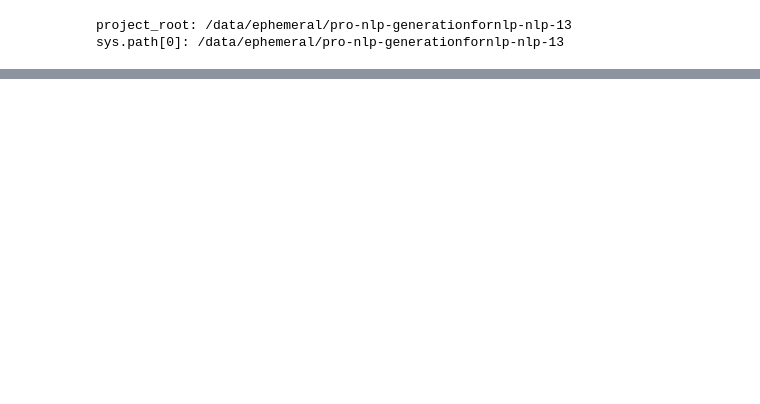
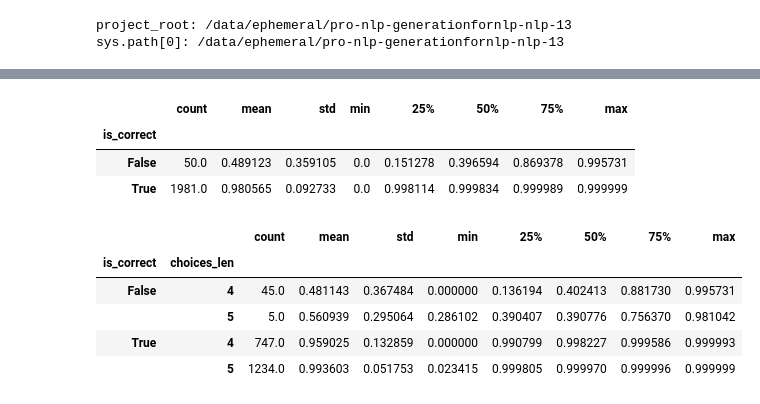
Before and after one commit to boostcampaitech8/pro-nlp-generationfornlp-nlp-13, a Jupyter notebook: notebooks/Jang/refactor_base_data.ipynb, the cells around one changed output, grey strips where cells are left out. Saved outputs shown, nothing was run; the diff lists cells and outputs as text; code cells hidden in the pictures; blank space fills up the shorter version.

```diff
--- a/notebooks/Jang/refactor_base_data.ipynb
+++ b/notebooks/Jang/refactor_base_data.ipynb
@@ -903,0 +589,16 @@ len(attention_mask): 1578 | attn sum: 1578
+# %%
+dpo_df.groupby("is_correct")["margin"].describe()
+# %% [output]
+|  | count | mean | std | min | 25% | 50% | 75% | max |
+| is_correct |  |  |  |  |  |  |  |  |
+| False | 50.0 | 0.489123 | 0.359105 | 0.0 | 0.151278 | 0.396594 | 0.869378 | 0.995731 |
+| True | 1981.0 | 0.980565 | 0.092733 | 0.0 | 0.998114 | 0.999834 | 0.999989 | 0.999999 |
+# %%
+dpo_df.groupby(["is_correct", "choices_len"])["margin"].describe()
+# %% [output]
+|  |  | count | mean | std | min | 25% | 50% | 75% | max |
+| is_correct | choices_len |  |  |  |  |  |  |  |  |
+| False | 4 | 45.0 | 0.481143 | 0.367484 | 0.000000 | 0.136194 | 0.402413 | 0.881730 | 0.995731 |
+|  | 5 | 5.0 | 0.560939 | 0.295064 | 0.286102 | 0.390407 | 0.390776 | 0.756370 | 0.981042 |
+| True | 4 | 747.0 | 0.959025 | 0.132859 | 0.000000 | 0.990799 | 0.998227 | 0.999586 | 0.999993 |
+|  | 5 | 1234.0 | 0.993603 | 0.051753 | 0.023415 | 0.999805 | 0.999970 | 0.999996 | 0.999999 |
```
Also changed, not shown: parts of 65 cells of this notebook, 22 other files.
